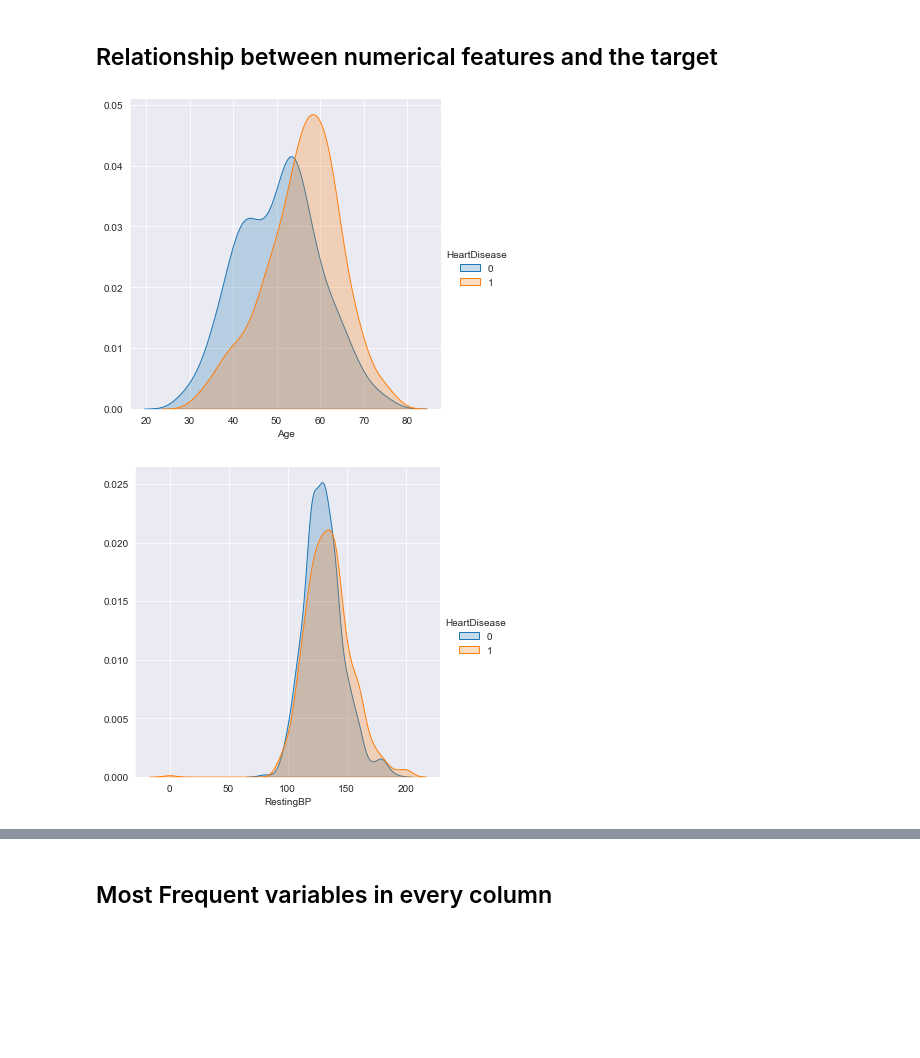
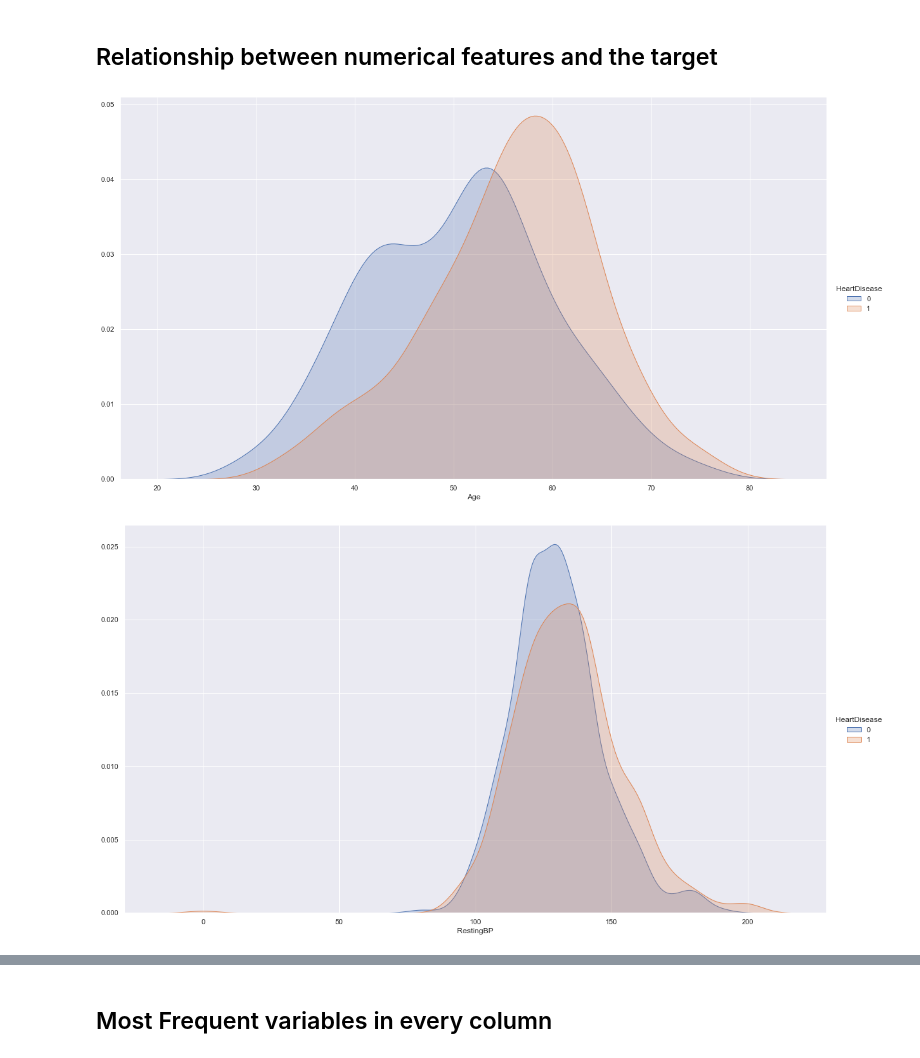
Before and after one commit to RoukaiaKHELIFI/Heart_Disease_Prediction, a Jupyter notebook: Heart_Attack_Prediction.ipynb, the cells around one changed output, grey strips where cells are left out. Saved outputs shown, nothing was run; the diff lists cells and outputs as text; code cells hidden in the pictures; blank space fills up the shorter version.

Commit message:
eda+data_preprocessing+modeling v1.1

```diff
--- a/Heart_Attack_Prediction.ipynb
+++ b/Heart_Attack_Prediction.ipynb
@@ -123,0 +182,5 @@ obj_cols.iplot(kind='histogram',subplots=True)
+# %%
+sns.set(rc = {'figure.figsize':(18,10)})
+for i in obj_cols:
+    sns.countplot(data=df, x=i, hue='HeartDisease')
+    plt.show()
@@ -124,5 +193,6 @@ obj_cols.iplot(kind='histogram',subplots=True)
 # %%
-df.groupby('Sex')['HeartDisease'].value_counts().sort_values(ascending=False)
+for i in obj_cols:
+    print(df.groupby(i)['HeartDisease'].value_counts().sort_values(ascending=False))
 # %% [output]
 Sex  HeartDisease
 M    1               458
@@ -135,8 +216,9 @@ Name: HeartDisease, dtype: int64
 # %%
 for i in num_cols.drop("HeartDisease",axis=1):
     graph = sns.FacetGrid(df, hue="HeartDisease", height=5)
     graph.map(sns.kdeplot,i,shade=True)
+    graph.fig.set_size_inches(18,10)
     graph.add_legend()
 # %% [output]
-[figure, old version]
+[figure, new version]
-[figure, old version]
+[figure, new version]
```
Also changed, not shown: parts of 30 cells of this notebook.
